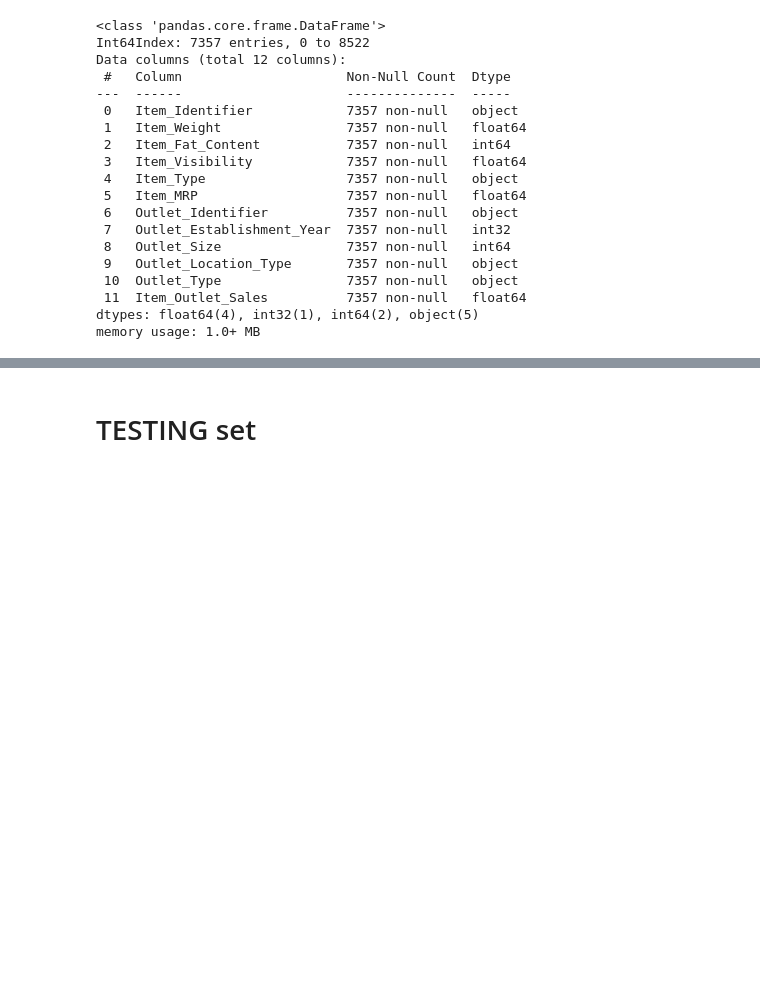
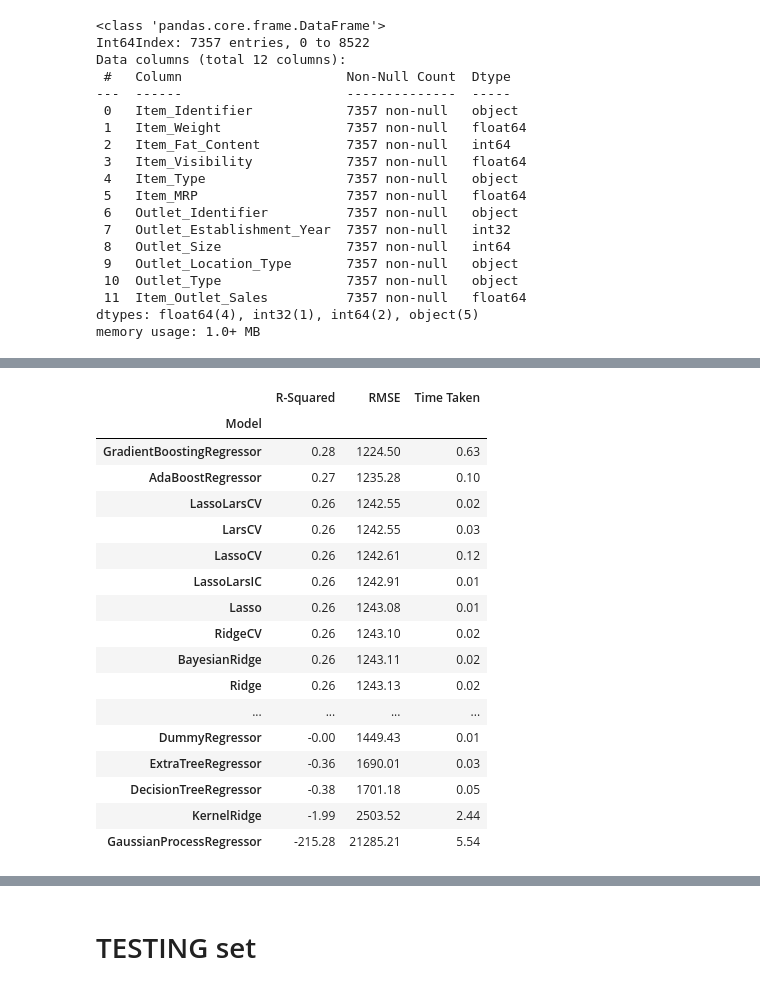
Before and after one commit to MaxwellMensah/Data-Science-Projects, a Jupyter notebook: Big Mart Prediction/Big-Mart Sales Prediction .ipynb, the cells around one changed output, grey strips where cells are left out. Saved outputs shown, nothing was run; the diff lists cells and outputs as text; code cells hidden in the pictures; blank space fills up the shorter version.

```diff
--- a/Big Mart Prediction/Big-Mart Sales Prediction .ipynb
+++ b/Big Mart Prediction/Big-Mart Sales Prediction .ipynb
@@ -1003,0 +1119,24 @@ plt.show()
+# %%
+# Lazy Predict
+lazy_clf = LazyRegressor(verbose=0, ignore_warnings=True, predictions=True)
+models, predictions = lazy_clf.fit(X_train, X_test, y_train, y_test)
+models
+# %% [output]
+|  | R-Squared | RMSE | Time Taken |
+| Model |  |  |  |
+| GradientBoostingRegressor | 0.28 | 1224.50 | 0.63 |
+| AdaBoostRegressor | 0.27 | 1235.28 | 0.10 |
+| LassoLarsCV | 0.26 | 1242.55 | 0.02 |
+| LarsCV | 0.26 | 1242.55 | 0.03 |
+| LassoCV | 0.26 | 1242.61 | 0.12 |
+| LassoLarsIC | 0.26 | 1242.91 | 0.01 |
+| Lasso | 0.26 | 1243.08 | 0.01 |
+| RidgeCV | 0.26 | 1243.10 | 0.02 |
+| BayesianRidge | 0.26 | 1243.11 | 0.02 |
+| Ridge | 0.26 | 1243.13 | 0.02 |
+| ... | ... | ... | ... |
+| DummyRegressor | -0.00 | 1449.43 | 0.01 |
+| ExtraTreeRegressor | -0.36 | 1690.01 | 0.03 |
+| DecisionTreeRegressor | -0.38 | 1701.18 | 0.05 |
+| KernelRidge | -1.99 | 2503.52 | 2.44 |
+| GaussianProcessRegressor | -215.28 | 21285.21 | 5.54 |
```
Also changed, not shown: parts of 112 cells of this notebook.
